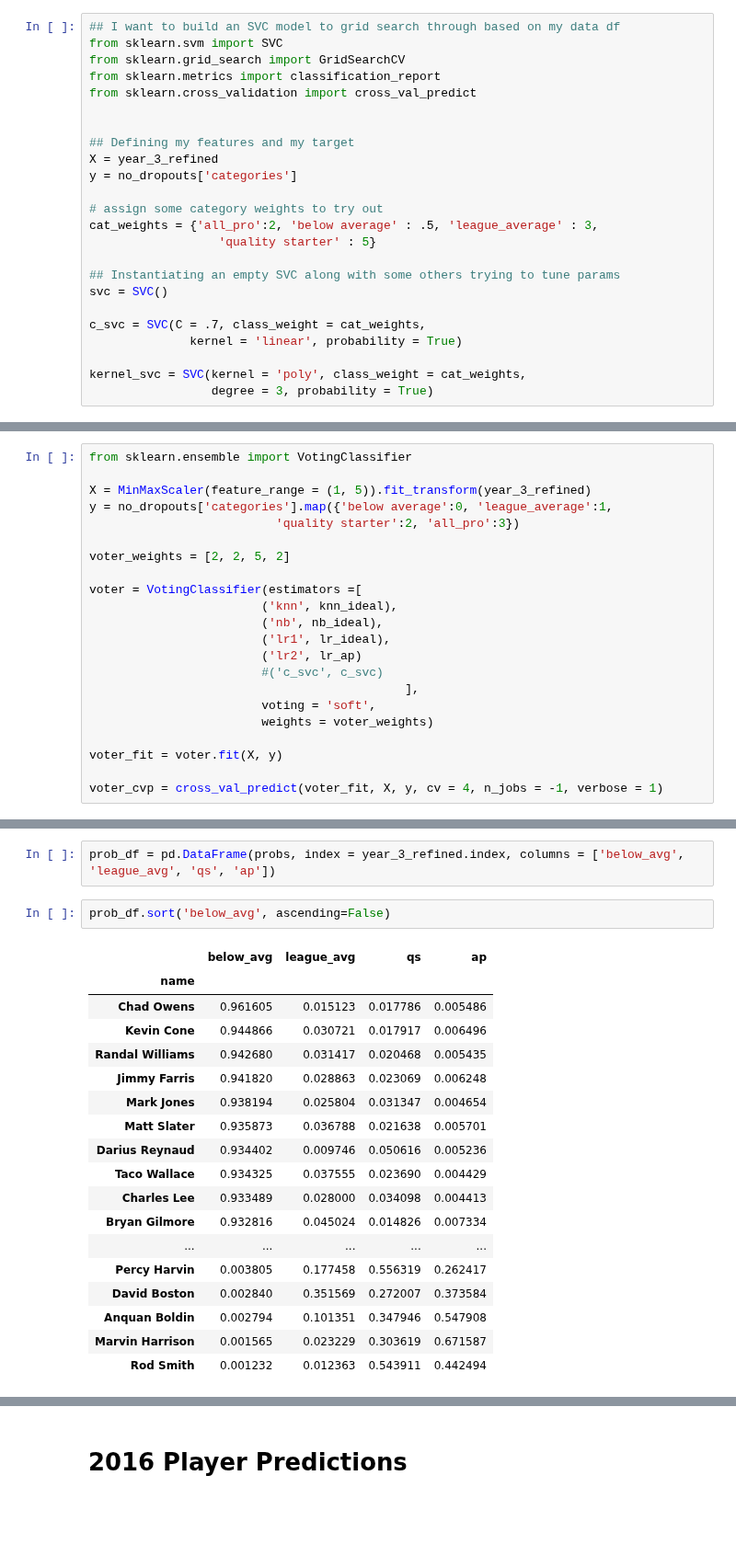
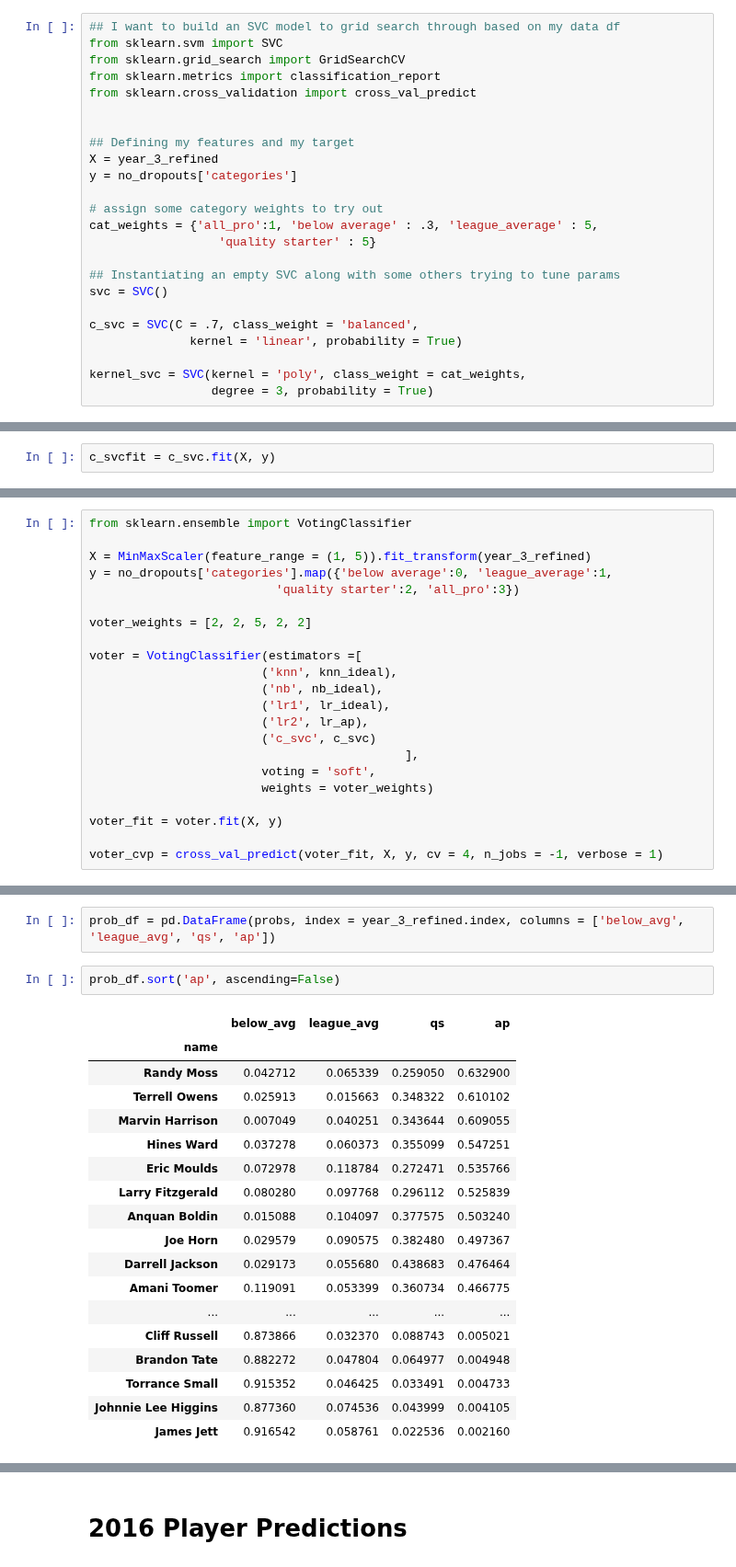
Before and after one commit to oneilltp18/GABBERT, a Jupyter notebook: wide_receivers/removing_empty_players.ipynb, the cells around one changed output, grey strips where cells are left out. Shown at 92% size. Cells and saved outputs as stored; diff of their text form; blank space fills up the shorter version.

```diff
--- a/wide_receivers/removing_empty_players.ipynb
+++ b/wide_receivers/removing_empty_players.ipynb
@@ -394,13 +394,13 @@ X = year_3_refined
 y = no_dropouts['categories']
 
 # assign some category weights to try out
-cat_weights = {'all_pro':2, 'below average' : .5, 'league_average' : 3,
+cat_weights = {'all_pro':1, 'below average' : .3, 'league_average' : 5,
                   'quality starter' : 5}
 
 ## Instantiating an empty SVC along with some others trying to tune params
 svc = SVC()
 
-c_svc = SVC(C = .7, class_weight = cat_weights,
+c_svc = SVC(C = .7, class_weight = 'balanced',
               kernel = 'linear', probability = True)
 
 kernel_svc = SVC(kernel = 'poly', class_weight = cat_weights,
@@ -434,0 +427,2 @@ avg / total       0.60      0.58      0.58       331
+# %%
+c_svcfit = c_svc.fit(X, y)
@@ -606,14 +641,14 @@ X = MinMaxScaler(feature_range = (1, 5)).fit_transform(year_3_refined)
 y = no_dropouts['categories'].map({'below average':0, 'league_average':1,
                           'quality starter':2, 'all_pro':3})
 
-voter_weights = [2, 2, 5, 2]
+voter_weights = [2, 2, 5, 2, 2]
 
 voter = VotingClassifier(estimators =[
                         ('knn', knn_ideal),
                         ('nb', nb_ideal),
                         ('lr1', lr_ideal),
-                        ('lr2', lr_ap)
-                        #('c_svc', c_svc)
+                        ('lr2', lr_ap),
+                        ('c_svc', c_svc)
                                             ],
                         voting = 'soft',
                         weights = voter_weights)
@@ -649,26 +684,26 @@ probs = voter_fit.predict_proba(X)
 # %%
 prob_df = pd.DataFrame(probs, index = year_3_refined.index, columns = ['below_avg', 'league_avg', 'qs', 'ap'])
 # %%
-prob_df.sort('below_avg', ascending=False)
+prob_df.sort('ap', ascending=False)
 # %% [output]
 |  | below_avg | league_avg | qs | ap |
 | name |  |  |  |  |
-| Chad Owens | 0.961605 | 0.015123 | 0.017786 | 0.005486 |
-| Kevin Cone | 0.944866 | 0.030721 | 0.017917 | 0.006496 |
-| Randal Williams | 0.942680 | 0.031417 | 0.020468 | 0.005435 |
-| Jimmy Farris | 0.941820 | 0.028863 | 0.023069 | 0.006248 |
-| Mark Jones | 0.938194 | 0.025804 | 0.031347 | 0.004654 |
-| Matt Slater | 0.935873 | 0.036788 | 0.021638 | 0.005701 |
-| Darius Reynaud | 0.934402 | 0.009746 | 0.050616 | 0.005236 |
-| Taco Wallace | 0.934325 | 0.037555 | 0.023690 | 0.004429 |
-| Charles Lee | 0.933489 | 0.028000 | 0.034098 | 0.004413 |
-| Bryan Gilmore | 0.932816 | 0.045024 | 0.014826 | 0.007334 |
+| Randy Moss | 0.042712 | 0.065339 | 0.259050 | 0.632900 |
+| Terrell Owens | 0.025913 | 0.015663 | 0.348322 | 0.610102 |
+| Marvin Harrison | 0.007049 | 0.040251 | 0.343644 | 0.609055 |
+| Hines Ward | 0.037278 | 0.060373 | 0.355099 | 0.547251 |
+| Eric Moulds | 0.072978 | 0.118784 | 0.272471 | 0.535766 |
+| Larry Fitzgerald | 0.080280 | 0.097768 | 0.296112 | 0.525839 |
+| Anquan Boldin | 0.015088 | 0.104097 | 0.377575 | 0.503240 |
+| Joe Horn | 0.029579 | 0.090575 | 0.382480 | 0.497367 |
+| Darrell Jackson | 0.029173 | 0.055680 | 0.438683 | 0.476464 |
+| Amani Toomer | 0.119091 | 0.053399 | 0.360734 | 0.466775 |
 | ... | ... | ... | ... | ... |
-| Percy Harvin | 0.003805 | 0.177458 | 0.556319 | 0.262417 |
-| David Boston | 0.002840 | 0.351569 | 0.272007 | 0.373584 |
-| Anquan Boldin | 0.002794 | 0.101351 | 0.347946 | 0.547908 |
-| Marvin Harrison | 0.001565 | 0.023229 | 0.303619 | 0.671587 |
-| Rod Smith | 0.001232 | 0.012363 | 0.543911 | 0.442494 |
+| Cliff Russell | 0.873866 | 0.032370 | 0.088743 | 0.005021 |
+| Brandon Tate | 0.882272 | 0.047804 | 0.064977 | 0.004948 |
+| Torrance Small | 0.915352 | 0.046425 | 0.033491 | 0.004733 |
+| Johnnie Lee Higgins | 0.877360 | 0.074536 | 0.043999 | 0.004105 |
+| James Jett | 0.916542 | 0.058761 | 0.022536 | 0.002160 |
 331 rows × 4 columns
 # %% [markdown]
 # 2016 Player Predictions
```
Also changed, not shown: parts of 12 cells of this notebook.
